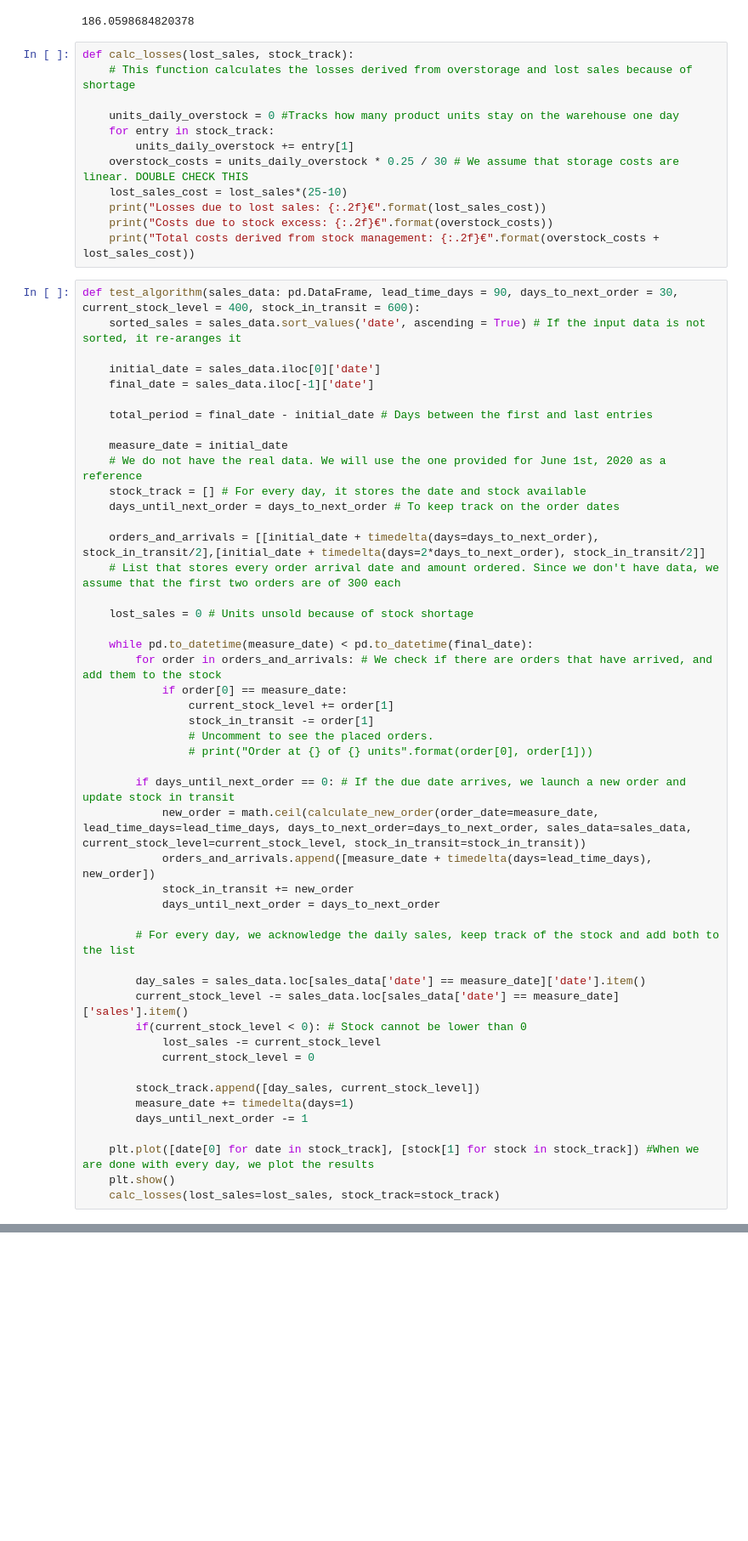
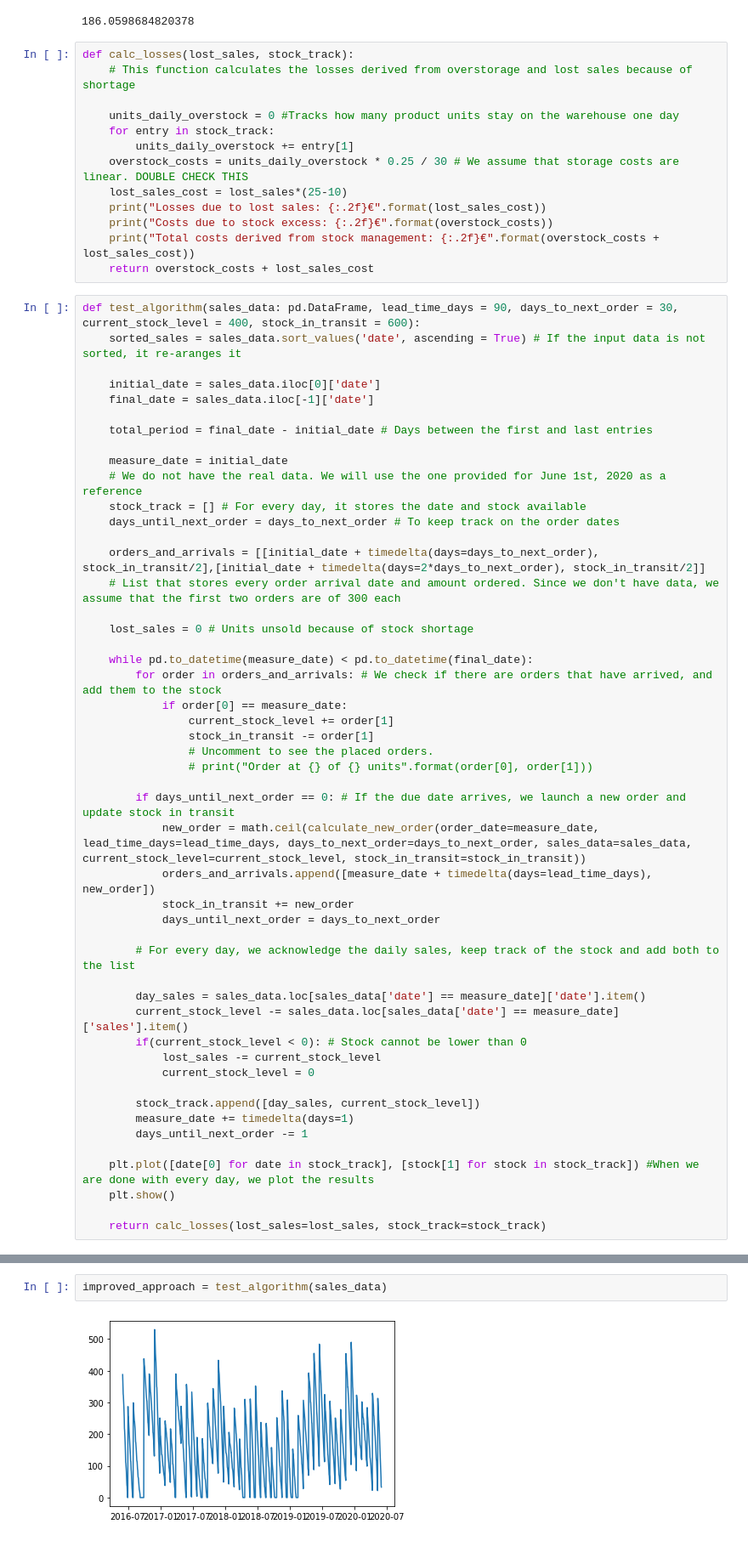
Before and after one commit to JuanSeguraUPM/NextailCase, a Jupyter notebook: ds_test.ipynb, the cells around one changed output, grey strips where cells are left out. Shown at 85% size. Drawn from its saved outputs; the diff is of its cells as text; blank space fills up the shorter version.

```diff
--- a/ds_test.ipynb
+++ b/ds_test.ipynb
@@ -61,6 +61,7 @@ def calc_losses(lost_sales, stock_track):
     print("Losses due to lost sales: {:.2f}€".format(lost_sales_cost))
     print("Costs due to stock excess: {:.2f}€".format(overstock_costs))
     print("Total costs derived from stock management: {:.2f}€".format(overstock_costs + lost_sales_cost))
+    return overstock_costs + lost_sales_cost
 # %%
 def test_algorithm(sales_data: pd.DataFrame, lead_time_days = 90, days_to_next_order = 30, current_stock_level = 400, stock_in_transit = 600):
     sorted_sales = sales_data.sort_values('date', ascending = True)	# If the input data is not sorted, it re-aranges it
@@ -108,4 +109,5 @@ def test_algorithm(sales_data: pd.DataFrame, lead_time_days = 90, days_to_next_o
 
     plt.plot([date[0] for date in stock_track], [stock[1] for stock in stock_track]) #When we are done with every day, we plot the results
     plt.show()
-    calc_losses(lost_sales=lost_sales, stock_track=stock_track)
+
+    return calc_losses(lost_sales=lost_sales, stock_track=stock_track)
@@ -118,0 +138,4 @@ Total costs derived from stock management: 19579.96€
+# %%
+improved_approach = test_algorithm(sales_data)
+# %% [output]
+[figure, added]
```
Also changed, not shown: parts of 5 cells of this notebook.
